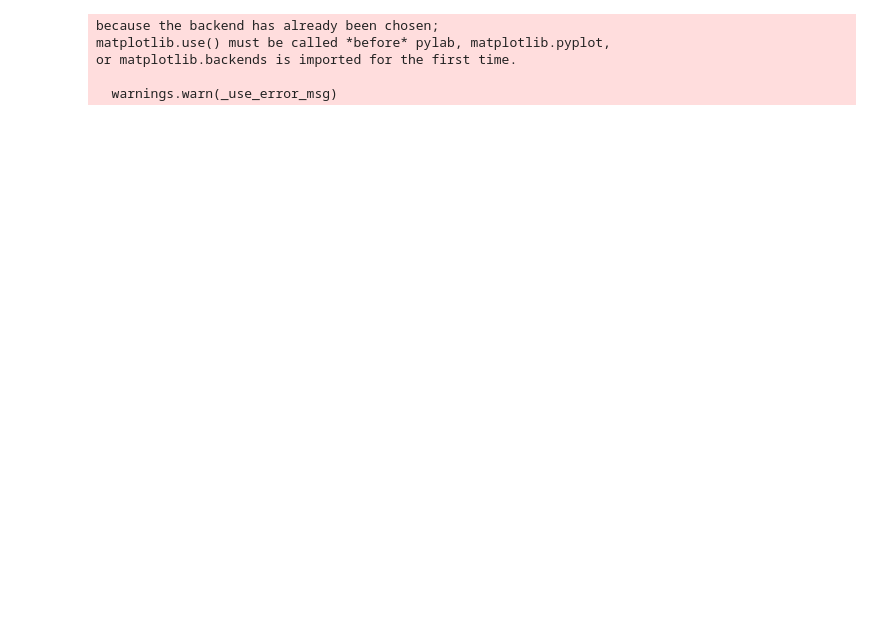
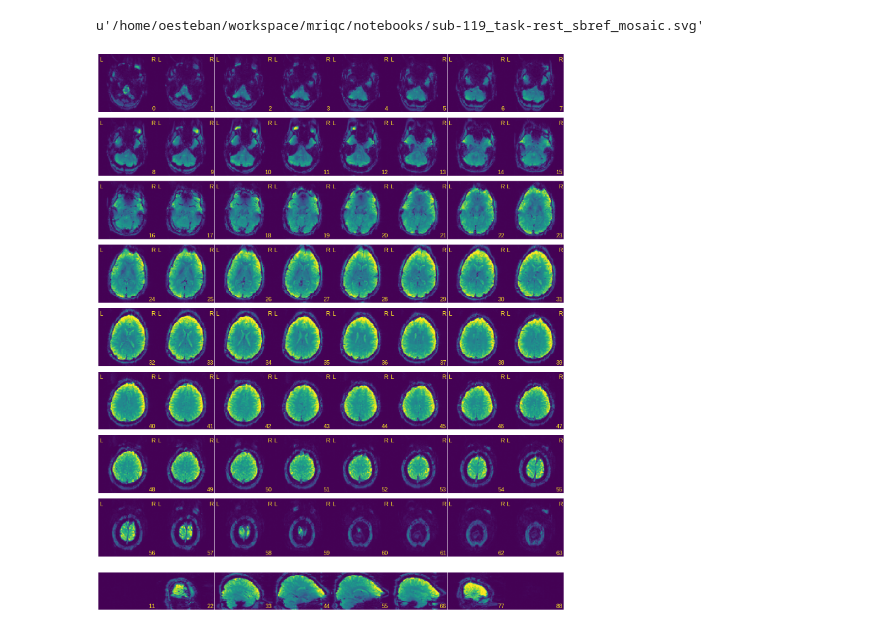
Before and after one commit to nipreps/mriqc, a Jupyter notebook: notebooks/SpikesPlotter.ipynb, the cells around one changed output. Drawn from its saved outputs; the diff is of its cells as text; code cells hidden in the pictures; blank space fills up the shorter version.

```diff
--- a/notebooks/SpikesPlotter.ipynb
+++ b/notebooks/SpikesPlotter.ipynb
@@ -38,14 +43,6 @@ data_path = '/home/oesteban/Data/rewardBeastBIDS2/sub-119/func/sub-119_task-rest
 # %%
-%matplotlib inline
-%load_ext autoreload
-%autoreload 2
-
-data_path = '/home/oesteban/Data/rewardBeastBIDS2/sub-119/func/sub-119_task-rest_sbref.nii.gz'
 from mriqc.viz import utils as mvu
 mvu.plot_mosaic(data_path, cmap='viridis')
 # %% [output]
-because the backend has already been chosen;
-matplotlib.use() must be called *before* pylab, matplotlib.pyplot,
-or matplotlib.backends is imported for the first time.
-
-  warnings.warn(_use_error_msg)
+u'/home/oesteban/workspace/mriqc/notebooks/sub-119_task-rest_sbref_mosaic.svg'
+[figure, added]
```
Also changed, not shown: parts of 3 cells of this notebook, 1 other file.
